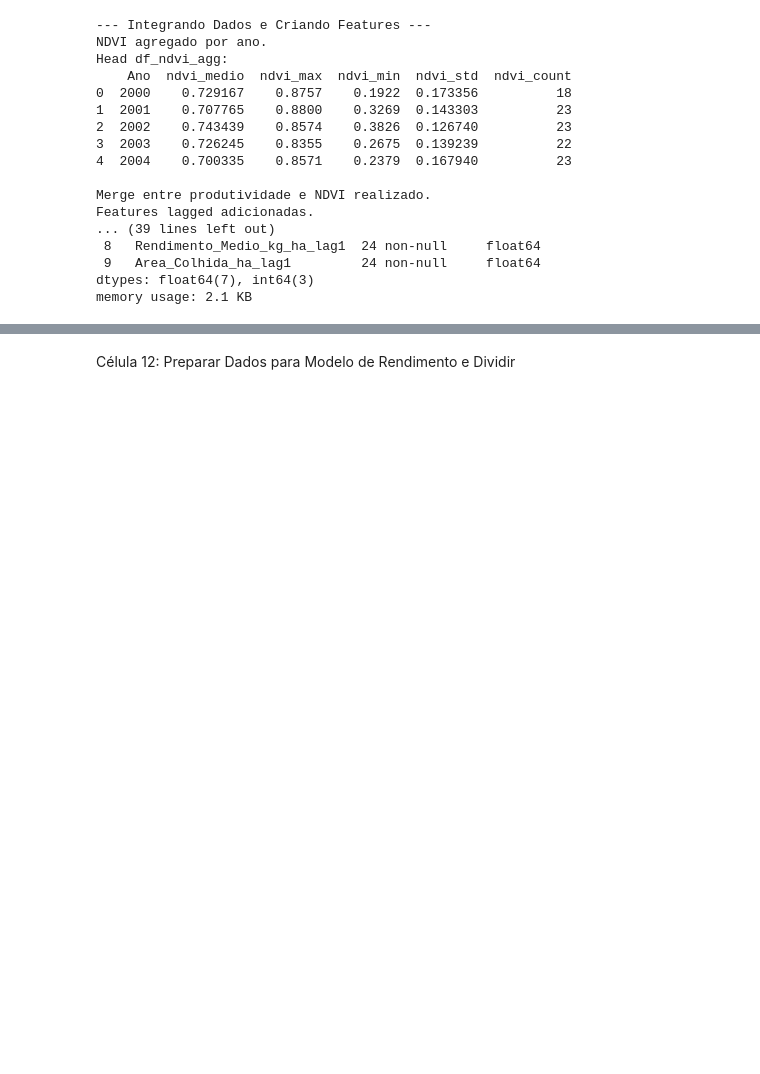
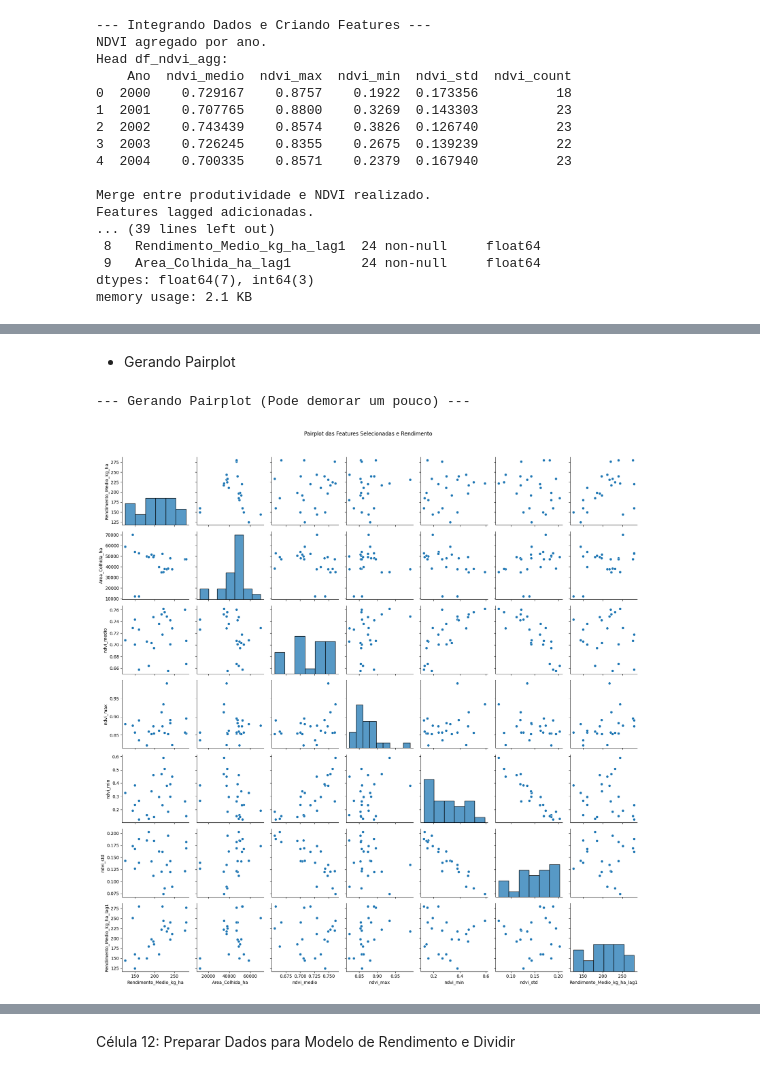
Before and after one commit to Fiap-Team-1tiaor-2024/ingredion-challenge, a Jupyter notebook: src/Challenge_Ingredion_Sprint_2_v2.ipynb, the cells around one changed output, grey strips where cells are left out. Cells and saved outputs as stored; diff of their text form; code cells hidden in the pictures; blank space fills up the shorter version.

```diff
--- a/src/Challenge_Ingredion_Sprint_2_v2.ipynb
+++ b/src/Challenge_Ingredion_Sprint_2_v2.ipynb
@@ -855,0 +857,23 @@ memory usage: 2.1 KB
+# %% [markdown]
+- Gerando Pairplot
+# %%
+# Adicionar esta célula após criar df_final_cleaned
+print("\n--- Gerando Pairplot (Pode demorar um pouco) ---")
+if 'df_final_cleaned' in locals() and not df_final_cleaned.empty:
+    # Selecionar colunas para o pairplot (pode escolher menos se ficar muito cheio)
+    cols_for_pairplot = ['Rendimento_Medio_kg_ha', 'Area_Colhida_ha', 'ndvi_medio', 'ndvi_max', 'ndvi_min', 'ndvi_std', 'Rendimento_Medio_kg_ha_lag1']
+    cols_exist_pairplot = [col for col in cols_for_pairplot if col in df_final_cleaned.columns]
+
+    if len(cols_exist_pairplot) > 1:
+        sns.pairplot(df_final_cleaned[cols_exist_pairplot])
+        plt.suptitle('Pairplot das Features Selecionadas e Rendimento', y=1.02) # Título acima
+        plt.tight_layout()
+        plt.show()
+        # Salve este gráfico como imagem (ex: 'pairplot.png') e adicione ao README
+    else:
+        print("Não há colunas suficientes para gerar o pairplot.")
+else:
+    print("DataFrame df_final_cleaned não disponível ou vazio para gerar pairplot.")
+# %% [output]
+--- Gerando Pairplot (Pode demorar um pouco) ---
+[figure, added]
```
Also changed, not shown: parts of 9 cells of this notebook.
